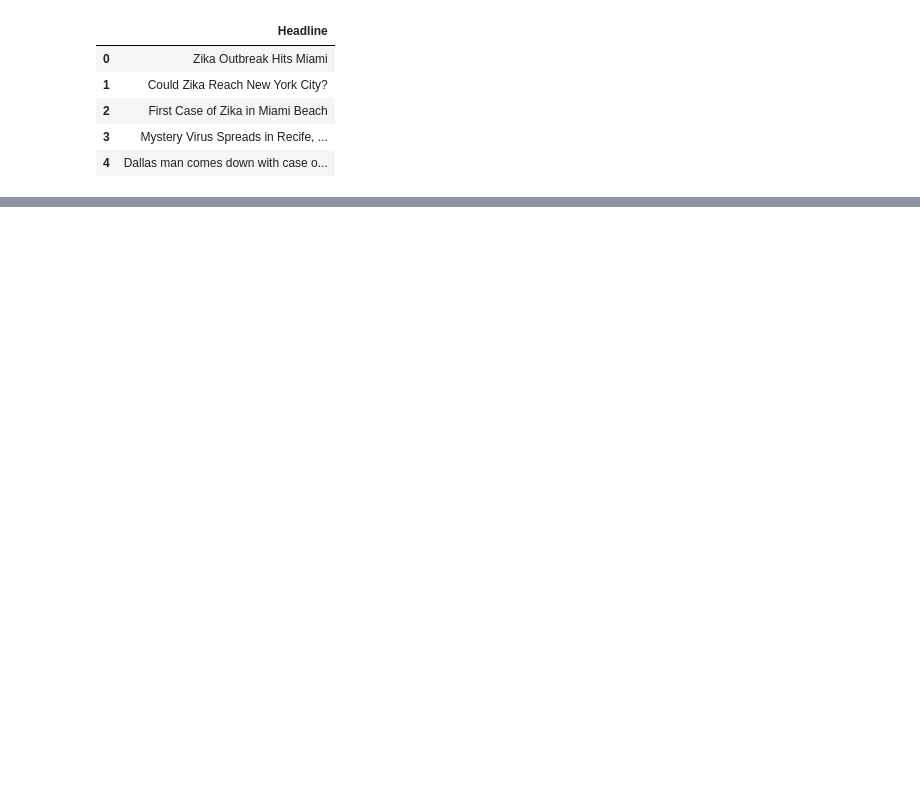
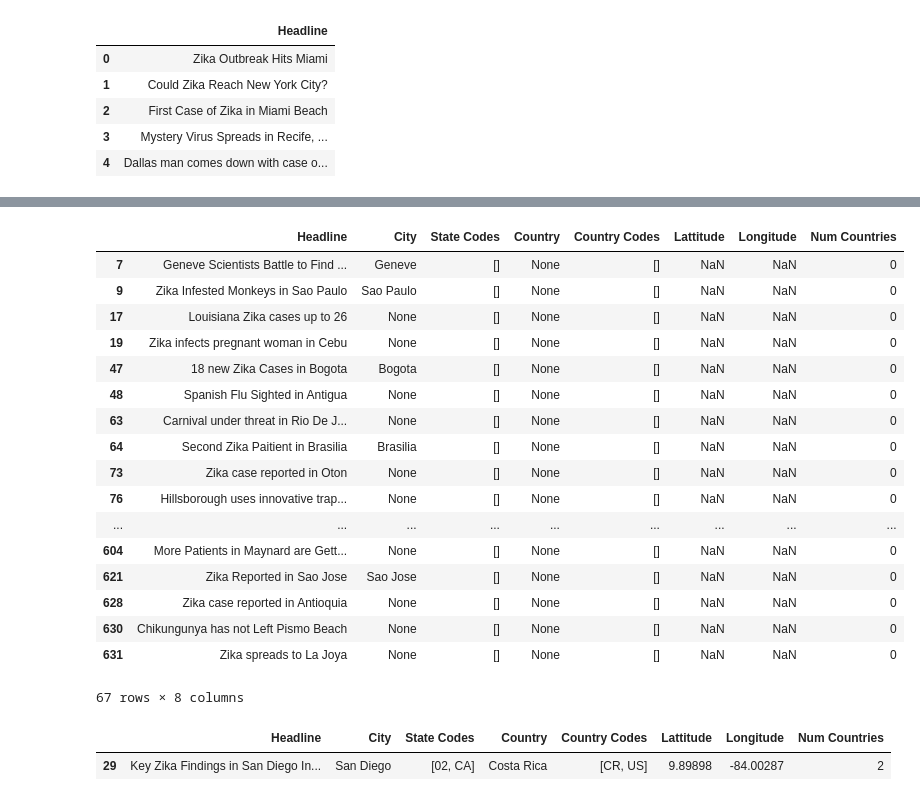
Before and after one commit to rwolf527/liveproject-outbreaks, a Jupyter notebook: Section1.ipynb, the cells around one changed output, grey strips where cells are left out. Drawn from its saved outputs; the diff is of its cells as text; code cells hidden in the pictures; blank space fills up the shorter version.

```diff
--- a/Section1.ipynb
+++ b/Section1.ipynb
@@ -73,0 +93,28 @@ my_headlines_df.head()
+# %%
+my_headlines_df['Num Countries'] = my_headlines_df['Country Codes'].apply(lambda x: len(x))
+# %%
+my_headlines_df[my_headlines_df['Num Countries'] ==0]
+# %% [output]
+|  | Headline | City | State Codes | Country | Country Codes | Lattitude | Longitude | Num Countries |
+| 7 | Geneve Scientists Battle to Find ... | Geneve | [] | None | [] | NaN | NaN | 0 |
+| 9 | Zika Infested Monkeys in Sao Paulo | Sao Paulo | [] | None | [] | NaN | NaN | 0 |
+| 17 | Louisiana Zika cases up to 26 | None | [] | None | [] | NaN | NaN | 0 |
+| 19 | Zika infects pregnant woman in Cebu | None | [] | None | [] | NaN | NaN | 0 |
+| 47 | 18 new Zika Cases in Bogota | Bogota | [] | None | [] | NaN | NaN | 0 |
+| 48 | Spanish Flu Sighted in Antigua | None | [] | None | [] | NaN | NaN | 0 |
+| 63 | Carnival under threat in Rio De J... | None | [] | None | [] | NaN | NaN | 0 |
+| 64 | Second Zika Paitient in Brasilia | Brasilia | [] | None | [] | NaN | NaN | 0 |
+| 73 | Zika case reported in Oton | None | [] | None | [] | NaN | NaN | 0 |
+| 76 | Hillsborough uses innovative trap... | None | [] | None | [] | NaN | NaN | 0 |
+| ... | ... | ... | ... | ... | ... | ... | ... | ... |
+| 604 | More Patients in Maynard are Gett... | None | [] | None | [] | NaN | NaN | 0 |
+| 621 | Zika Reported in Sao Jose | Sao Jose | [] | None | [] | NaN | NaN | 0 |
+| 628 | Zika case reported in Antioquia | None | [] | None | [] | NaN | NaN | 0 |
+| 630 | Chikungunya has not Left Pismo Beach | None | [] | None | [] | NaN | NaN | 0 |
+| 631 | Zika spreads to La Joya | None | [] | None | [] | NaN | NaN | 0 |
+67 rows × 8 columns
+# %%
+my_headlines_df[my_headlines_df['City'] == 'San Diego']
+# %% [output]
+|  | Headline | City | State Codes | Country | Country Codes | Lattitude | Longitude | Num Countries |
+| 29 | Key Zika Findings in San Diego In... | San Diego | [02, CA] | Costa Rica | [CR, US] | 9.89898 | -84.00287 | 2 |
```
Also changed, not shown: parts of 10 cells of this notebook.
